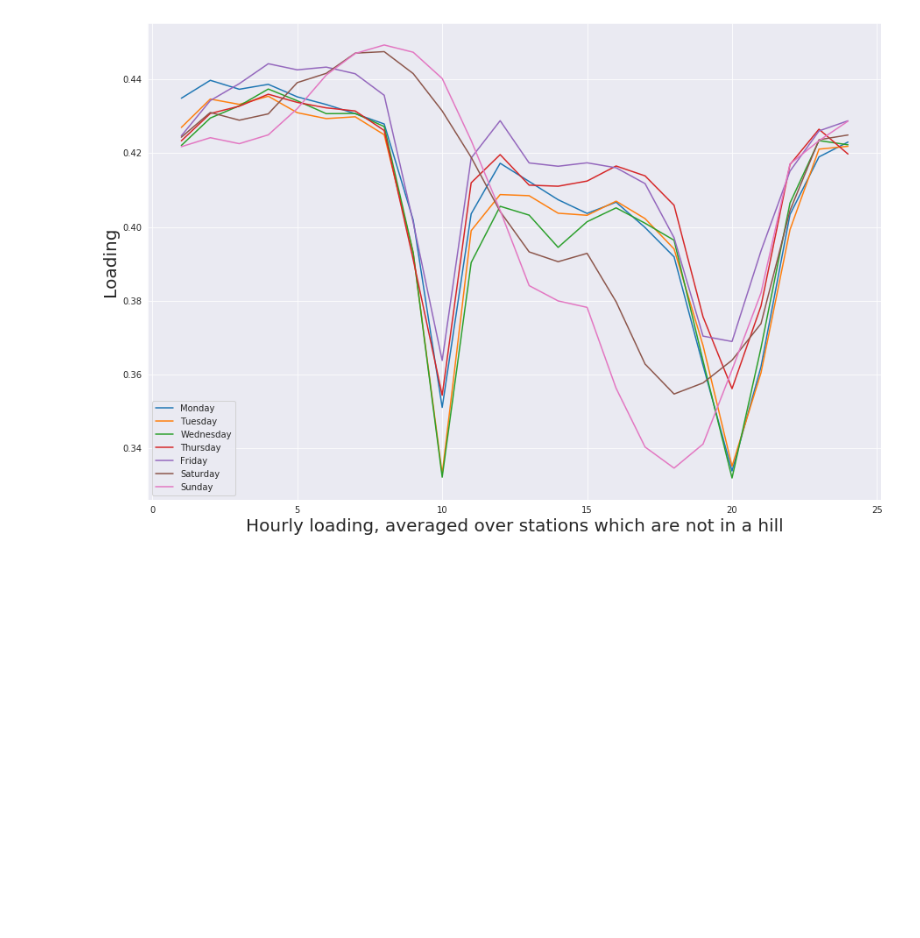
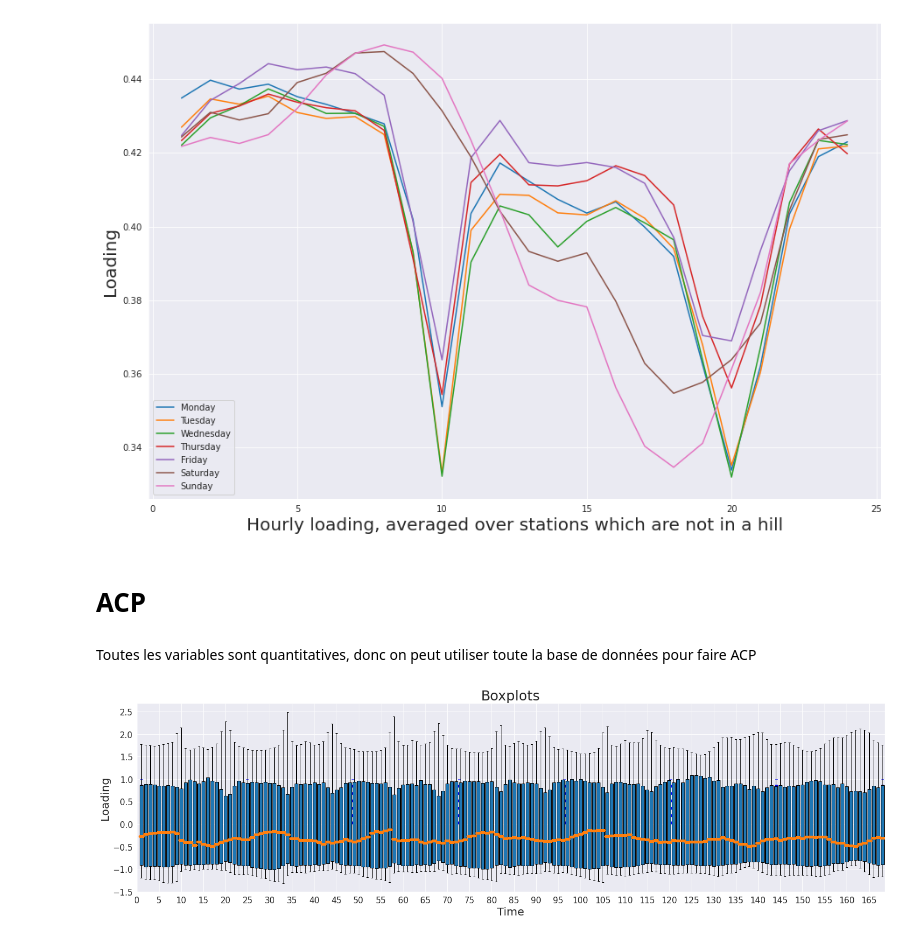
Before and after one commit to NguyenHai7120/DataAnalysis4A, a Jupyter notebook: velib_PythonNotebook_descriptiveAnalysis_solution2022.ipynb, the cells around one changed output. Saved outputs shown, nothing was run; the diff lists cells and outputs as text; code cells hidden in the pictures; blank space fills up the shorter version.

```diff
--- a/velib_PythonNotebook_descriptiveAnalysis_solution2022.ipynb
+++ b/velib_PythonNotebook_descriptiveAnalysis_solution2022.ipynb
@@ -390,3 +396,34 @@ for i in range(0, 7):
 plt.show()
 # %% [output]
 [figure]
+# %% [markdown]
+# ACP
+# %% [markdown]
+Toutes les variables sont quantitatives, donc on peut utiliser toute la base de données pour faire ACP
+# %%
+# We normalize tha data to obtain the scaled data
+from sklearn.preprocessing import StandardScaler
+ss = StandardScaler()
+loading_scaled = loading
+loading_scaled = ss.fit_transform(loading_scaled)
+# %%
+plt.figure(figsize = (20,6))
+
+bp = plt.boxplot(loading_scaled, widths = 0.75, patch_artist = True)
+
+for median in bp['medians']:
+    median.set(linewidth=5)
+
+plt.vlines(x = np.linspace(1, n_steps, 8), ymin = 0, ymax = 1,
+           colors = "blue", linestyle = "dotted", linewidth = 5)
+
+plt.xlabel('Time', fontsize = 20)
+plt.ylabel('Loading', fontsize = 20)
+plt.title("Boxplots", fontsize = 25)
+plt.xticks(ticks = np.arange(0, 168, 5), labels=np.arange(0, 168, 5), fontsize = 15)
+plt.yticks(fontsize = 15)
+
+plt.tight_layout()
+plt.show()
+# %% [output]
+[figure, added]
```
Also changed, not shown: parts of 57 cells of this notebook.
